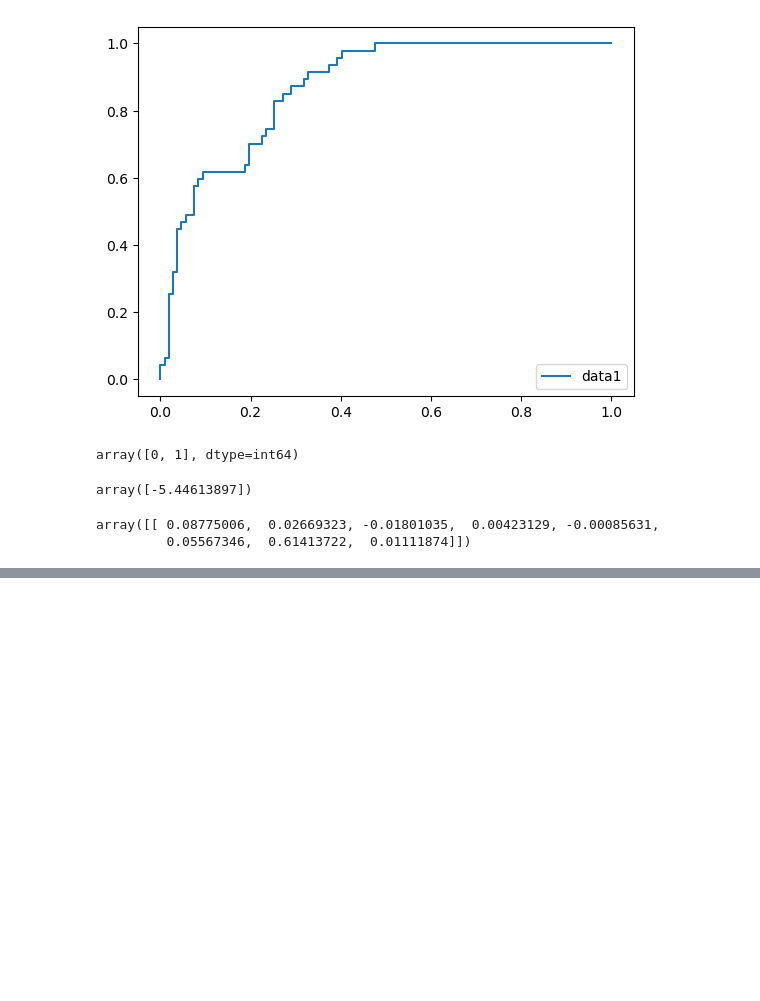
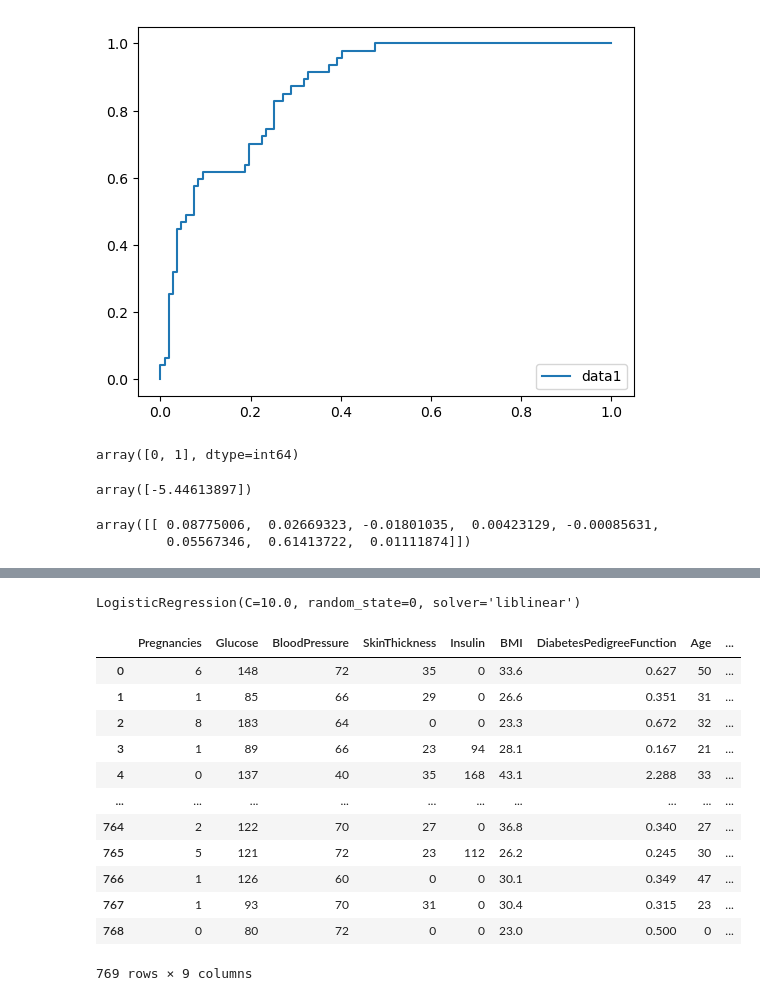
Before and after one commit to Milad-Noori/logitic-project, a Jupyter notebook: logistic-regression.ipynb, the cells around one changed output, grey strips where cells are left out. Saved outputs shown, nothing was run; the diff lists cells and outputs as text; code cells hidden in the pictures; blank space fills up the shorter version.

```diff
--- a/logistic-regression.ipynb
+++ b/logistic-regression.ipynb
@@ -97,0 +162,32 @@ array([[ 0.08775006,  0.02669323, -0.01801035,  0.00423129, -0.00085631,
+# %%
+model = LogisticRegression(solver ='liblinear' , C = 10.0 ,random_state = 0)
+model.fit(X , Y)
+# %% [output]
+LogisticRegression(C=10.0, random_state=0, solver='liblinear')
+# %%
+df2 =pd.DataFrame({"Pregnancies":[0],
+                  "Glucose":[80],
+                  "BloodPressure":[72],
+                  "SkinThickness":[0],
+                  "Insulin":[0],
+                  "BMI":[23],
+                  "DiabetesPedigreeFunction":[0.5],
+                  "Age":[0],
+                  "Outcome":[0.5],})
+# %%
+data2 = pd.concat([ data ,df2],ignore_index = True)
+data2
+# %% [output]
+|  | Pregnancies | Glucose | BloodPressure | SkinThickness | Insulin | BMI | DiabetesPedigreeFunction | Age | ... |
+| 0 | 6 | 148 | 72 | 35 | 0 | 33.6 | 0.627 | 50 | ... |
+| 1 | 1 | 85 | 66 | 29 | 0 | 26.6 | 0.351 | 31 | ... |
+| 2 | 8 | 183 | 64 | 0 | 0 | 23.3 | 0.672 | 32 | ... |
+| 3 | 1 | 89 | 66 | 23 | 94 | 28.1 | 0.167 | 21 | ... |
+| 4 | 0 | 137 | 40 | 35 | 168 | 43.1 | 2.288 | 33 | ... |
+| ... | ... | ... | ... | ... | ... | ... | ... | ... | ... |
+| 764 | 2 | 122 | 70 | 27 | 0 | 36.8 | 0.340 | 27 | ... |
+| 765 | 5 | 121 | 72 | 23 | 112 | 26.2 | 0.245 | 30 | ... |
+| 766 | 1 | 126 | 60 | 0 | 0 | 30.1 | 0.349 | 47 | ... |
+| 767 | 1 | 93 | 70 | 31 | 0 | 30.4 | 0.315 | 23 | ... |
+| 768 | 0 | 80 | 72 | 0 | 0 | 23.0 | 0.500 | 0 | ... |
+769 rows × 9 columns
```
Also changed, not shown: parts of 6 cells of this notebook.
